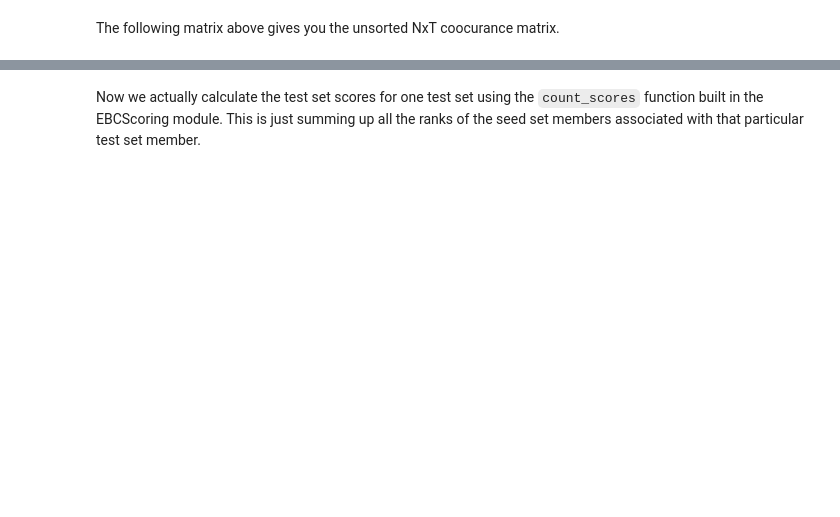
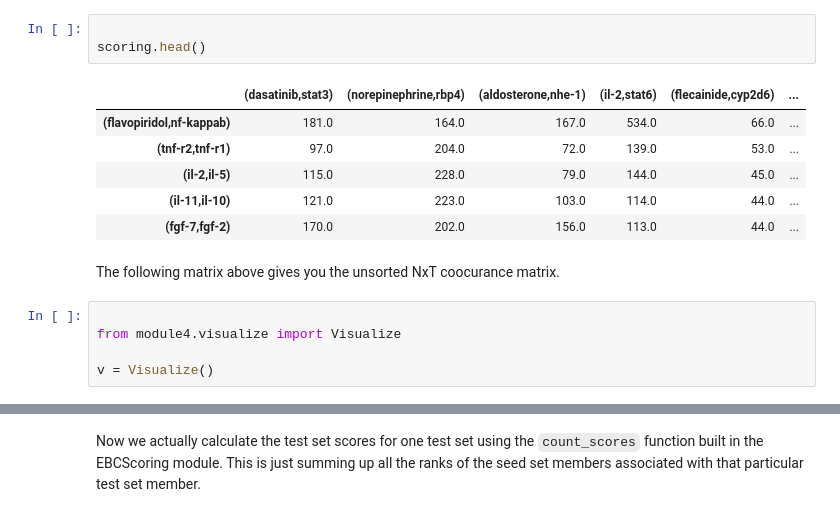
Before and after one commit to jdahhan/Stem-Away-group-5, a Jupyter notebook: module4/ebc_scoring_walkthrough.ipynb, the cells around one changed output, grey strips where cells are left out. Saved outputs shown, nothing was run; the diff lists cells and outputs as text; blank space fills up the shorter version.

```diff
--- a/module4/ebc_scoring_walkthrough.ipynb
+++ b/module4/ebc_scoring_walkthrough.ipynb
@@ -34,5 +21,20 @@ scoring
+# %%
+
+scoring.head()
+# %% [output]
+|  | (dasatinib,stat3) | (norepinephrine,rbp4) | (aldosterone,nhe-1) | (il-2,stat6) | (flecainide,cyp2d6) | ... |
+| (flavopiridol,nf-kappab) | 181.0 | 164.0 | 167.0 | 534.0 | 66.0 | ... |
+| (tnf-r2,tnf-r1) | 97.0 | 204.0 | 72.0 | 139.0 | 53.0 | ... |
+| (il-2,il-5) | 115.0 | 228.0 | 79.0 | 144.0 | 45.0 | ... |
+| (il-11,il-10) | 121.0 | 223.0 | 103.0 | 114.0 | 44.0 | ... |
+| (fgf-7,fgf-2) | 170.0 | 202.0 | 156.0 | 113.0 | 44.0 | ... |
 # %% [markdown]
 The following matrix above gives you the unsorted NxT coocurance matrix.
+# %%
+
+from module4.visualize import Visualize
+
+v = Visualize()
 # %%
 rankings = e.get_rankings(ebc_scoring_artifact=scoring)
 rankings
```
Also changed, not shown: parts of 13 cells of this notebook, 5 other files.
